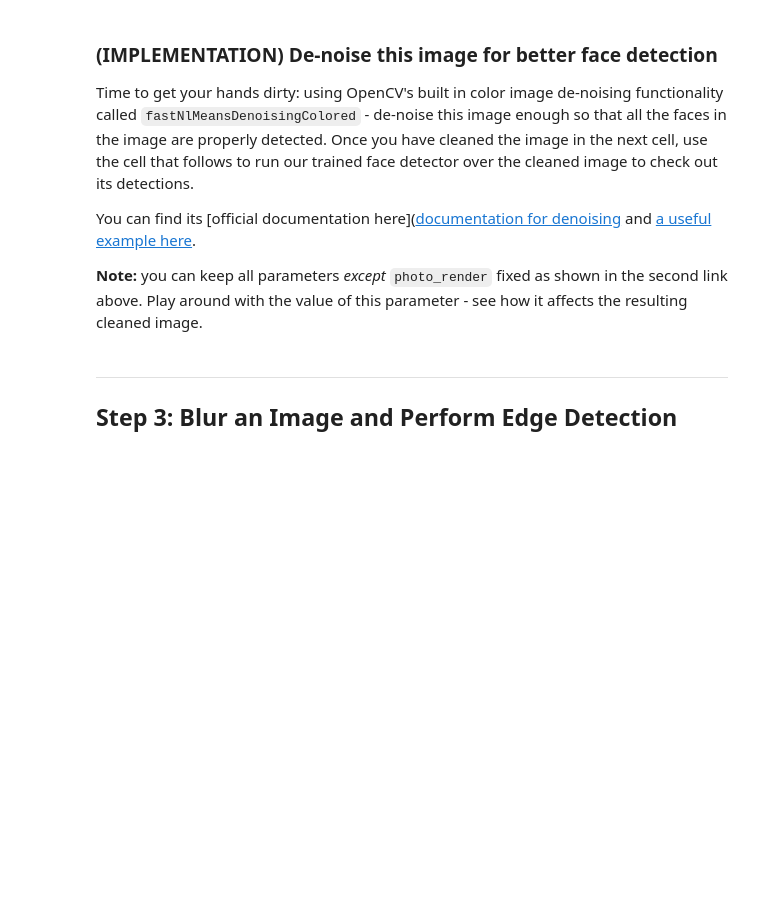
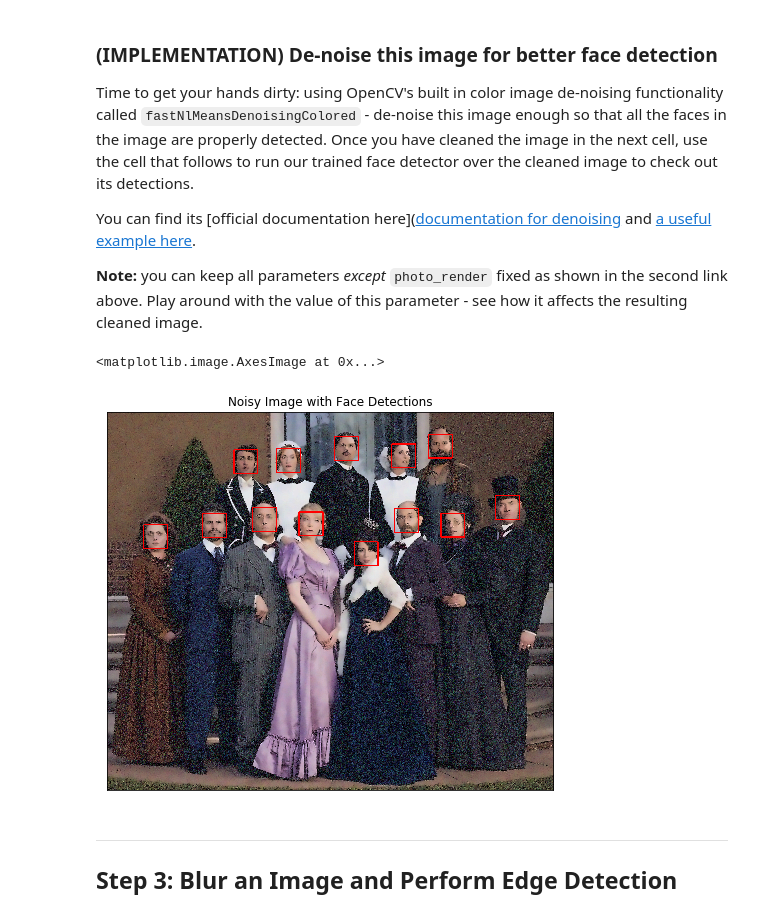
Before and after one commit to gmcgibbon/AIND-CV-FacialKeypoints, a Jupyter notebook: CV_project.ipynb, the cells around one changed output. Cells and saved outputs as stored; diff of their text form; code cells hidden in the pictures; blank space fills up the shorter version.

Commit message:
Completed image de-noising step

```diff
--- a/CV_project.ipynb
+++ b/CV_project.ipynb
@@ -453,5 +460,4 @@ You can find its [official documentation here]([documentation for denoising](htt
 # %%
 ## TODO: Use OpenCV's built in color image de-noising function to clean up our noisy image!
 
-
-denoised_image = # your final de-noised image (should be RGB)
+denoised_image = cv2.fastNlMeansDenoisingColored(image_with_noise, None, 18, 21, 7, 21)
@@ -460,3 +464,24 @@ denoised_image = # your final de-noised image (should be RGB)
+# %%
+## TODO: Run the face detector on the de-noised image to improve your detections and display the result
+
+gray_denoised = cv2.cvtColor(denoised_image, cv2.COLOR_RGB2GRAY)
+face_cascade  = cv2.CascadeClassifier('detector_architectures/haarcascade_frontalface_default.xml')
+faces         = face_cascade.detectMultiScale(gray_denoised, 4, 6)
+
+image_with_detections = np.copy(denoised_image)
+for (x,y,w,h) in faces:
+    cv2.rectangle(image_with_detections, (x,y), (x+w,y+h), (255,0,0), 3)
+
+fig = plt.figure(figsize = (8,8))
+ax1 = fig.add_subplot(111)
+ax1.set_xticks([])
+ax1.set_yticks([])
+
+ax1.set_title('Noisy Image with Face Detections')
+ax1.imshow(image_with_detections)
+# %% [output]
+<matplotlib.image.AxesImage at 0x...>
+[figure, added]
 # %% [markdown]
 ---
 <a id='step3'></a>
```
Also changed, not shown: parts of 4 cells of this notebook.
